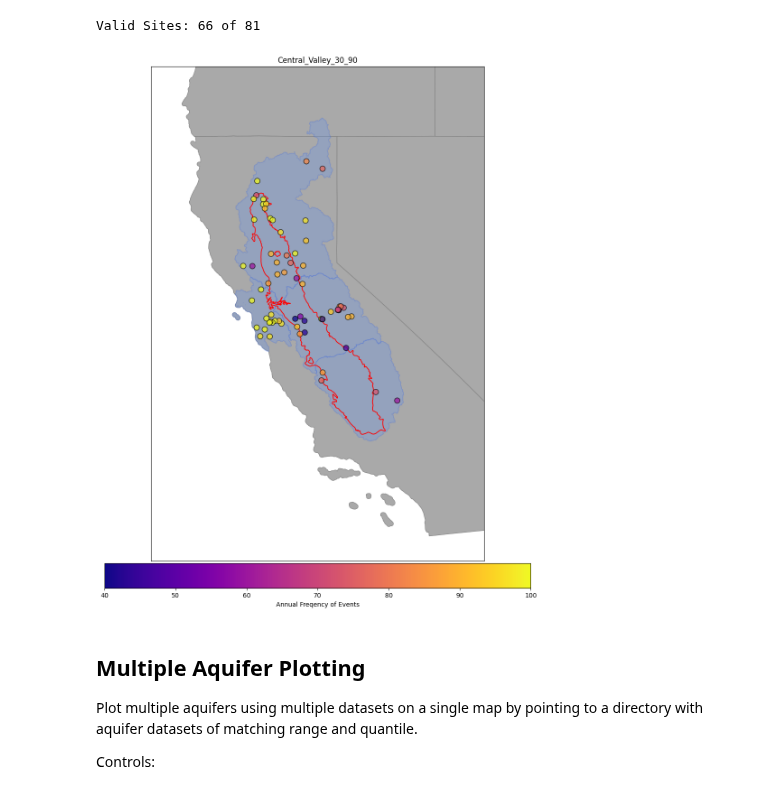
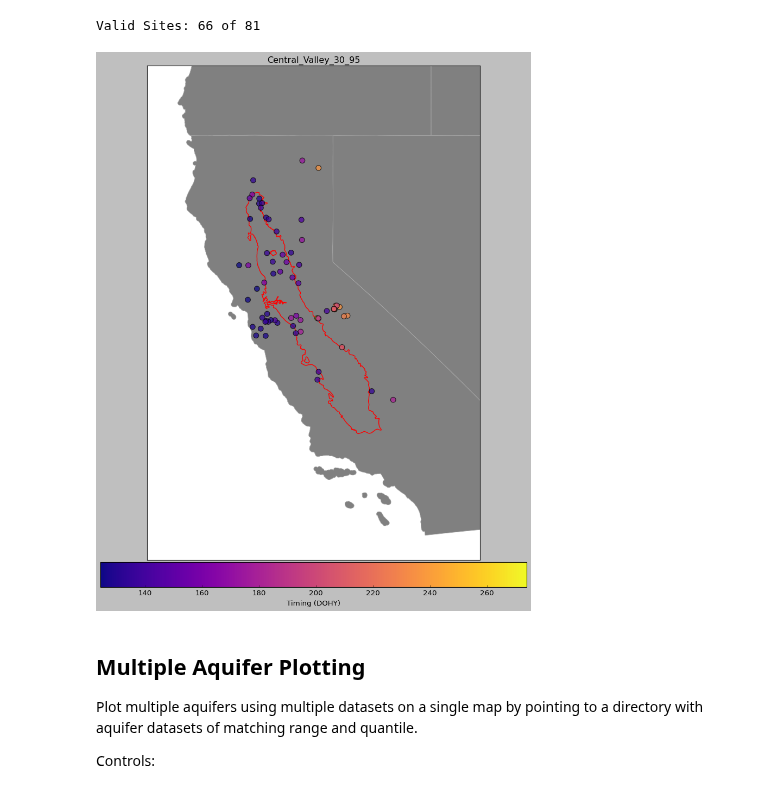
Before and after one commit to AlekWithK/DahlkeLab_LAWR, a Jupyter notebook: aquifer_plotting.ipynb, the cells around one changed output. Cells and saved outputs as stored; diff of their text form; code cells hidden in the pictures.

Commit message:
experimental plotting begun

```diff
--- a/aquifer_plotting.ipynb
+++ b/aquifer_plotting.ipynb
@@ -45,7 +45,7 @@ reload(fn)
 # Dataset selection
 aquifer = cl.central_valley_aquifer
 range = 30
-quantile = 90
+quantile = 95
 
 try:
     dataset = f'{aquifer.name}_{range}_{quantile}.xlsx'
@@ -60,7 +60,7 @@ except Exception as e:
     print(e)
 
 # Metric to be plotted where metrics are column names from the dataset
-metric = 'inter_annual%'
+metric = 'timing'
 
 # True if you want to overwrite current images
 overwrite = False
@@ -77,13 +77,14 @@ reload(fn)
 
 fig, ax = plt.subplots(figsize=(15, 15))
 plt.title(dataset[:-5], loc='center')
+plt.style.use('classic')
 
 # Lower-48 Plot
 if not basemap:
     fn.plot_lower_48(ax)
 
 # HUC4 Region Plot
-fn.plot_huc4(ax, huc4_shape, codes=aquifer.huc4s)
+#fn.plot_huc4(ax, huc4_shape, codes=aquifer.huc4s)
 
 # Aquifer boundary plot
 aq_gdf = aq_shape[aq_shape['aq_name'] == aquifer.name]
@@ -102,34 +103,34 @@ ax.set_ylim(ymin, ymax)
 
 if not df_valid.empty:
     # Convert decimal lat/long to geo points
     geo_df = fn.convert_geometry(df_valid)
     geo_df.crs = 4269
     geo_df = geo_df.merge(df_valid, how='left', left_index=True, right_index=True)
 
     # Set colorbar limits and theme using undivided dataset so that scale is static
     cmap, mappable = fn.scale_colorbar(df_valid, metric)
 
     div = make_axes_locatable(ax)
     cax = div.append_axes("bottom", size="5%", pad=0.05)
 
     # Watergauges plot
     bx = geo_df.plot(ax=ax, column=metric, markersize=300, marker='.', cmap=cmap, edgecolor='black', linewidth=1, alpha=0.75)
     cbx = plt.colorbar(mappable, cax=cax, pad=0.05, aspect=25, orientation='horizontal', alpha=1.0)
     cbx.set_label(fn.FLOW_METRIC_UNITS[metric])
 
 ax.set_yticks([])
 ax.set_xticks([])
 
 # Add context basemap
 if basemap:
     fn.plot_basemap(ax)
 
 # Save images if they don't exist or if overwrite is True
 if save_img:
     img_path = f'Saved_Visuals/{dataset[:-5]}_{metric}.png'
     fn.save_plot_as_image(img_path, overwrite)
 # %% [output]
-[figure, old version]
+[figure, new version]
 # %% [markdown]
 ## Multiple Aquifer Plotting
 Plot multiple aquifers using multiple datasets on a single map by pointing to a directory with aquifer datasets of matching range and quantile.
```
Also changed, not shown: 11 other files.
